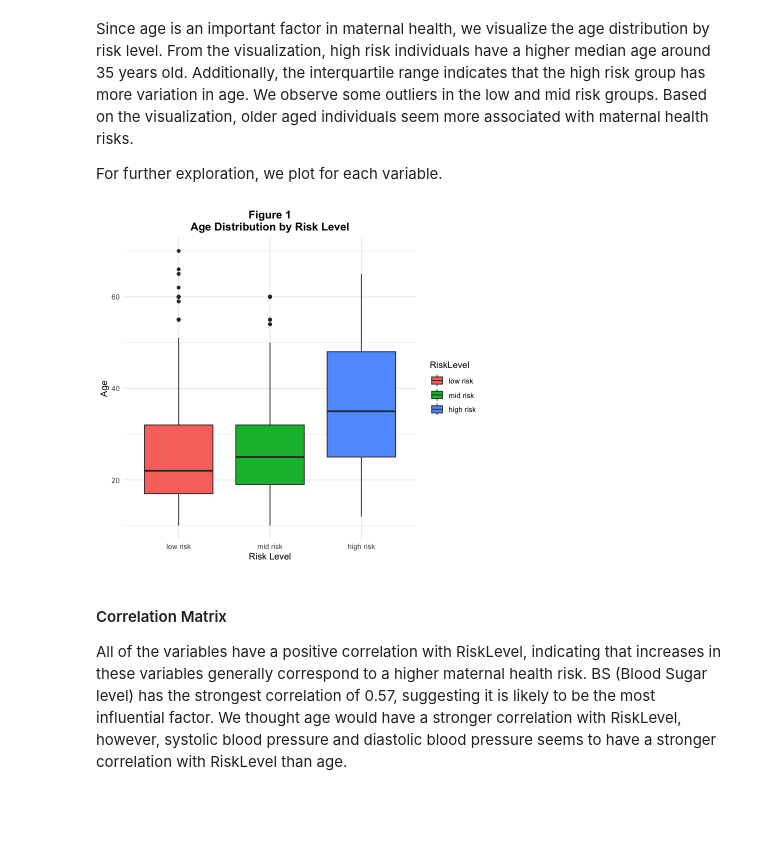
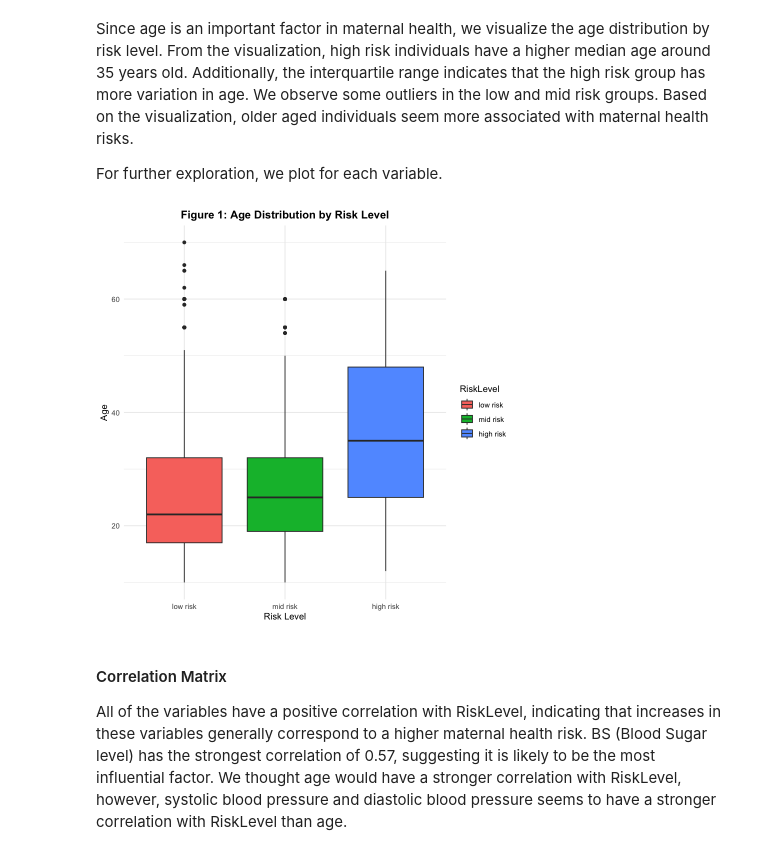
Before and after one commit to DSCI-310-2025/dsci-310-group-03, a Jupyter notebook: data_analysis.ipynb, the cells around one changed output. Cells and saved outputs as stored; diff of their text form; code cells hidden in the pictures; blank space fills up the shorter version.

Commit message:
Changed table and figure formats

```diff
--- a/data_analysis.ipynb
+++ b/data_analysis.ipynb
@@ -188,15 +206,15 @@ For further exploration, we plot for each variable.
 # %%
 ggplot(data_clean, aes(x = RiskLevel, y = Age, fill = RiskLevel)) +
   geom_boxplot() +
   theme_minimal() +
   labs(
-    title = "Figure 1\nAge Distribution by Risk Level",
+    title = "Figure 1: Age Distribution by Risk Level",
     x = "Risk Level",
     y = "Age"
   ) +
   theme(plot.title = element_text(hjust = 0.5, face = "bold"))
 # %% [output]
-[figure, old version]
+[figure, new version]
 # %% [markdown]
 #### Correlation Matrix
 
```
Also changed, not shown: parts of 2 cells of this notebook.
